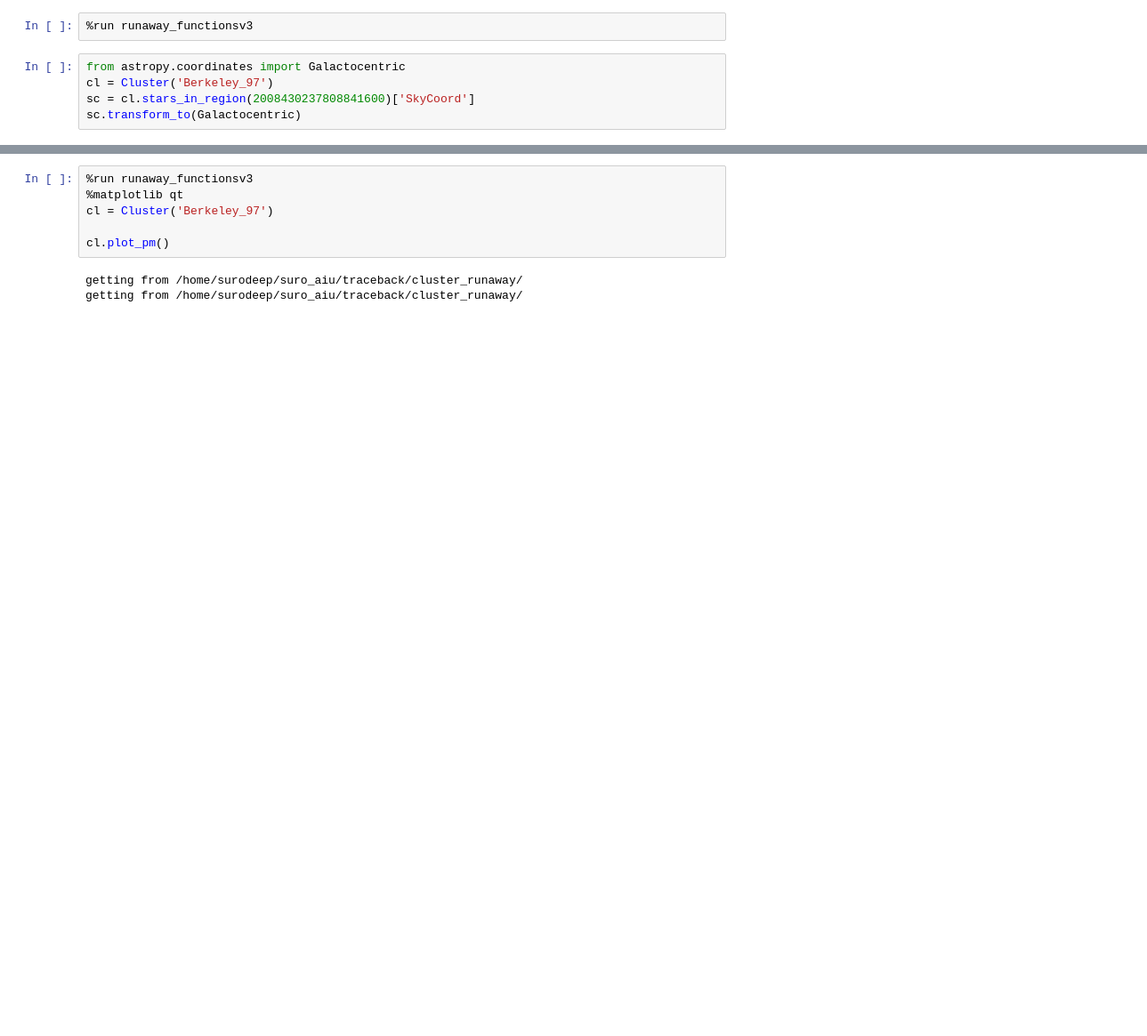
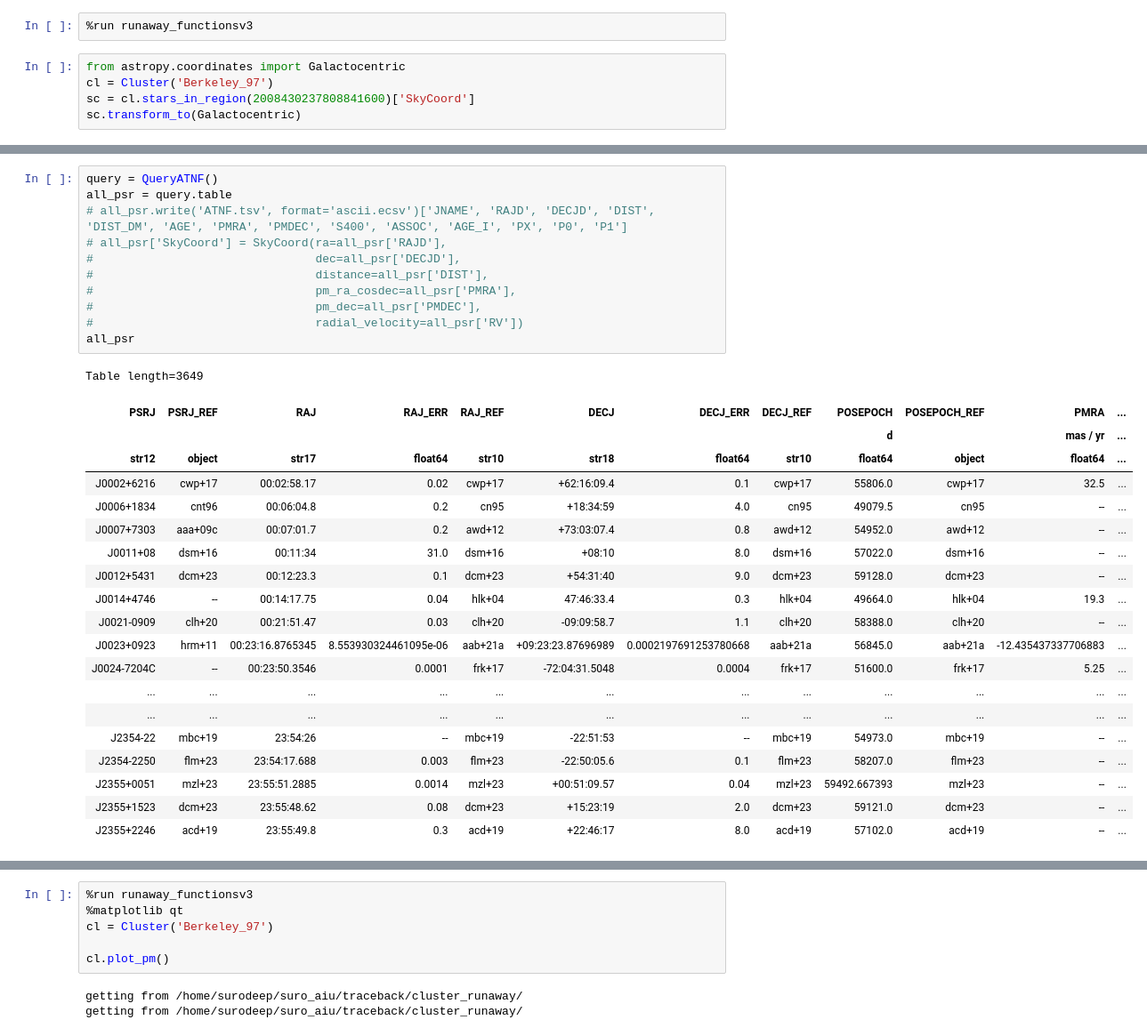
Before and after one commit to surodeep26/Runaway-Stars, a Jupyter notebook: v16.ipynb, the cells around one changed output, grey strips where cells are left out. Shown at 89% size. Cells and saved outputs as stored; diff of their text form; blank space fills up the shorter version.

```diff
--- a/v16.ipynb
+++ b/v16.ipynb
@@ -7,0 +70,32 @@ sc.transform_to(Galactocentric)
+# %%
+query = QueryATNF()
+all_psr = query.table
+# all_psr.write('ATNF.tsv', format='ascii.ecsv')['JNAME', 'RAJD', 'DECJD', 'DIST', 'DIST_DM', 'AGE', 'PMRA', 'PMDEC', 'S400', 'ASSOC', 'AGE_I', 'PX', 'P0', 'P1']
+# all_psr['SkyCoord'] = SkyCoord(ra=all_psr['RAJD'],
+#                                dec=all_psr['DECJD'],
+#                                distance=all_psr['DIST'],
+#                                pm_ra_cosdec=all_psr['PMRA'],
+#                                pm_dec=all_psr['PMDEC'],
+#                                radial_velocity=all_psr['RV'])
+all_psr
+# %% [output]
+Table length=3649
+| PSRJ | PSRJ_REF | RAJ | RAJ_ERR | RAJ_REF | DECJ | DECJ_ERR | DECJ_REF | POSEPOCH | POSEPOCH_REF | PMRA | ... |
+|  |  |  |  |  |  |  |  | d |  | mas / yr | ... |
+| str12 | object | str17 | float64 | str10 | str18 | float64 | str10 | float64 | object | float64 | ... |
+| J0002+6216 | cwp+17 | 00:02:58.17 | 0.02 | cwp+17 | +62:16:09.4 | 0.1 | cwp+17 | 55806.0 | cwp+17 | 32.5 | ... |
+| J0006+1834 | cnt96 | 00:06:04.8 | 0.2 | cn95 | +18:34:59 | 4.0 | cn95 | 49079.5 | cn95 | -- | ... |
+| J0007+7303 | aaa+09c | 00:07:01.7 | 0.2 | awd+12 | +73:03:07.4 | 0.8 | awd+12 | 54952.0 | awd+12 | -- | ... |
+| J0011+08 | dsm+16 | 00:11:34 | 31.0 | dsm+16 | +08:10 | 8.0 | dsm+16 | 57022.0 | dsm+16 | -- | ... |
+| J0012+5431 | dcm+23 | 00:12:23.3 | 0.1 | dcm+23 | +54:31:40 | 9.0 | dcm+23 | 59128.0 | dcm+23 | -- | ... |
+| J0014+4746 | -- | 00:14:17.75 | 0.04 | hlk+04 | 47:46:33.4 | 0.3 | hlk+04 | 49664.0 | hlk+04 | 19.3 | ... |
+| J0021-0909 | clh+20 | 00:21:51.47 | 0.03 | clh+20 | -09:09:58.7 | 1.1 | clh+20 | 58388.0 | clh+20 | -- | ... |
+| J0023+0923 | hrm+11 | 00:23:16.8765345 | 8.553930324461095e-06 | aab+21a | +09:23:23.87696989 | 0.0002197691253780668 | aab+21a | 56845.0 | aab+21a | -12.435437337706883 | ... |
+| J0024-7204C | -- | 00:23:50.3546 | 0.0001 | frk+17 | -72:04:31.5048 | 0.0004 | frk+17 | 51600.0 | frk+17 | 5.25 | ... |
+| ... | ... | ... | ... | ... | ... | ... | ... | ... | ... | ... | ... |
+| ... | ... | ... | ... | ... | ... | ... | ... | ... | ... | ... | ... |
+| J2354-22 | mbc+19 | 23:54:26 | -- | mbc+19 | -22:51:53 | -- | mbc+19 | 54973.0 | mbc+19 | -- | ... |
+| J2354-2250 | flm+23 | 23:54:17.688 | 0.003 | flm+23 | -22:50:05.6 | 0.1 | flm+23 | 58207.0 | flm+23 | -- | ... |
+| J2355+0051 | mzl+23 | 23:55:51.2885 | 0.0014 | mzl+23 | +00:51:09.57 | 0.04 | mzl+23 | 59492.667393 | mzl+23 | -- | ... |
+| J2355+1523 | dcm+23 | 23:55:48.62 | 0.08 | dcm+23 | +15:23:19 | 2.0 | dcm+23 | 59121.0 | dcm+23 | -- | ... |
+| J2355+2246 | acd+19 | 23:55:49.8 | 0.3 | acd+19 | +22:46:17 | 8.0 | acd+19 | 57102.0 | acd+19 | -- | ... |
```
Also changed, not shown: parts of 6 cells of this notebook, 2 other files.
